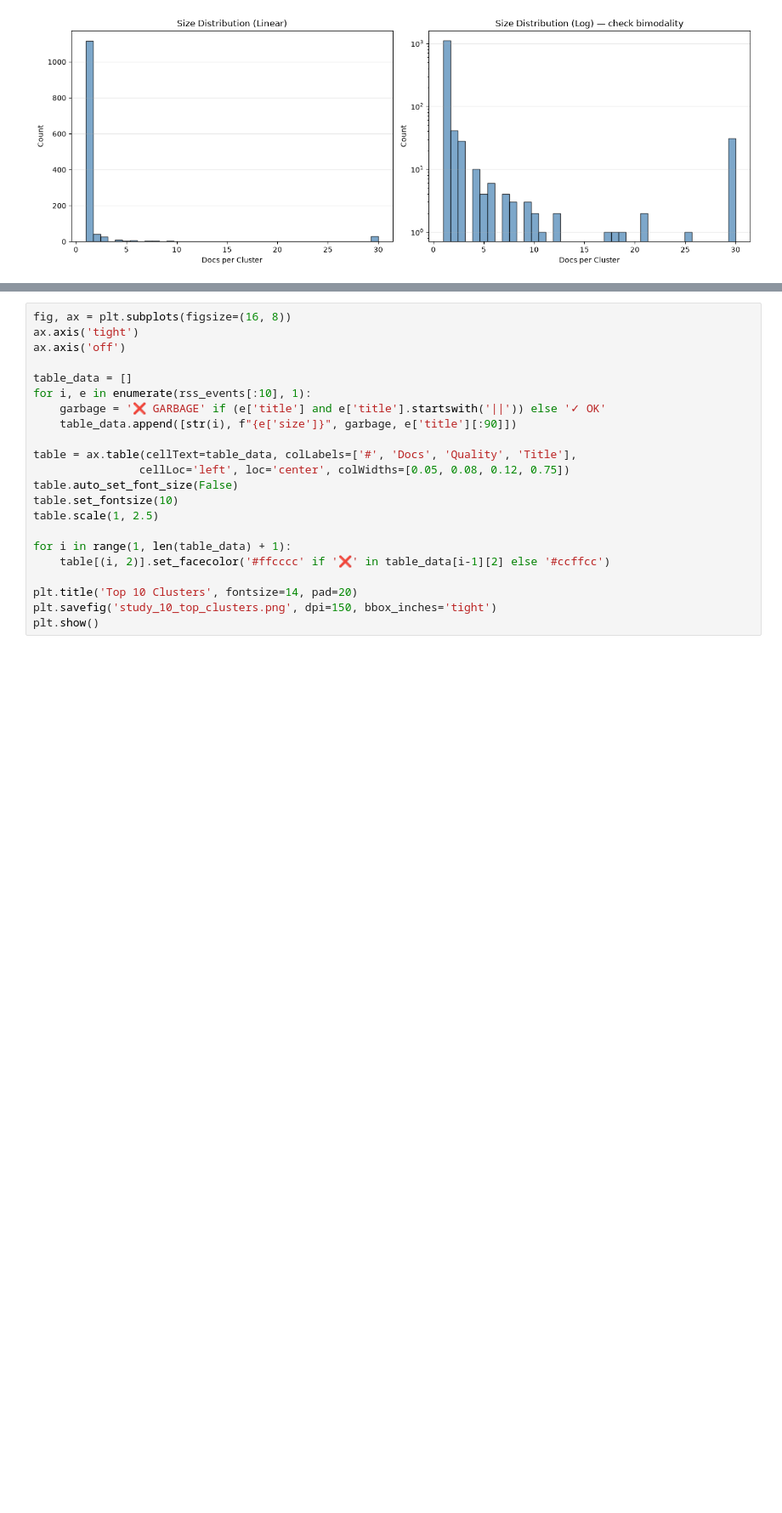
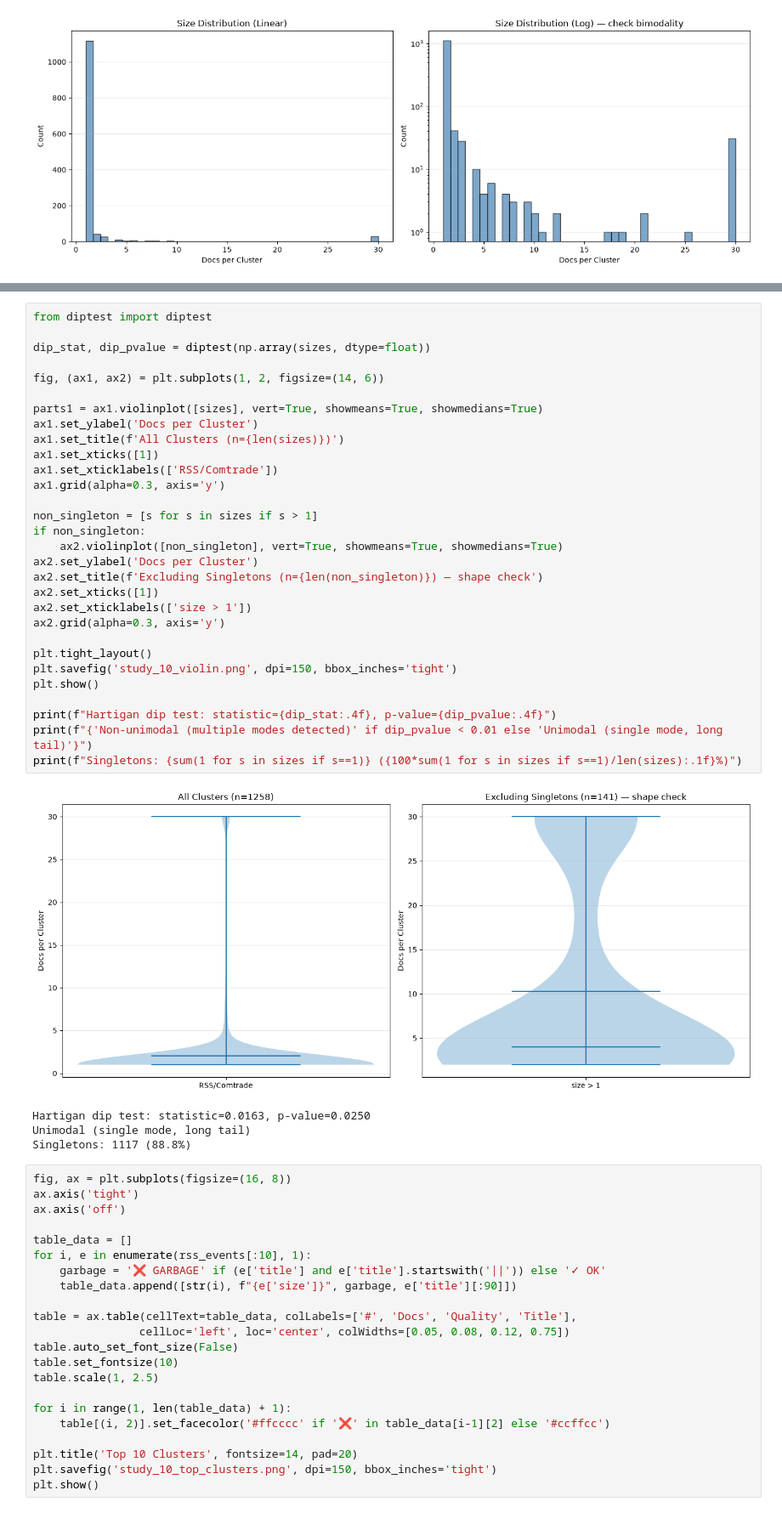
Before and after one commit to dom3095/pathosphere, a Jupyter notebook: notebooks/study_10_clustering_robustness.ipynb, the cells around one changed output, grey strips where cells are left out. Shown at 85% size. Drawn from its saved outputs; the diff is of its cells as text; blank space fills up the shorter version.

```diff
--- a/notebooks/study_10_clustering_robustness.ipynb
+++ b/notebooks/study_10_clustering_robustness.ipynb
@@ -106,3 +123,38 @@ plt.show()
+# %%
+from diptest import diptest
+
+dip_stat, dip_pvalue = diptest(np.array(sizes, dtype=float))
+
+fig, (ax1, ax2) = plt.subplots(1, 2, figsize=(14, 6))
+
+parts1 = ax1.violinplot([sizes], vert=True, showmeans=True, showmedians=True)
+ax1.set_ylabel('Docs per Cluster')
+ax1.set_title(f'All Clusters (n={len(sizes)})')
+ax1.set_xticks([1])
+ax1.set_xticklabels(['RSS/Comtrade'])
+ax1.grid(alpha=0.3, axis='y')
+
+non_singleton = [s for s in sizes if s > 1]
+if non_singleton:
+    ax2.violinplot([non_singleton], vert=True, showmeans=True, showmedians=True)
+ax2.set_ylabel('Docs per Cluster')
+ax2.set_title(f'Excluding Singletons (n={len(non_singleton)}) — shape check')
+ax2.set_xticks([1])
+ax2.set_xticklabels(['size > 1'])
+ax2.grid(alpha=0.3, axis='y')
+
+plt.tight_layout()
+plt.savefig('study_10_violin.png', dpi=150, bbox_inches='tight')
+plt.show()
+
+print(f"Hartigan dip test: statistic={dip_stat:.4f}, p-value={dip_pvalue:.4f}")
+print(f"{'Non-unimodal (multiple modes detected)' if dip_pvalue < 0.01 else 'Unimodal (single mode, long tail)'}")
+print(f"Singletons: {sum(1 for s in sizes if s==1)} ({100*sum(1 for s in sizes if s==1)/len(sizes):.1f}%)")
+# %% [output]
+[figure, added]
+Hartigan dip test: statistic=0.0163, p-value=0.0250
+Unimodal (single mode, long tail)
+Singletons: 1117 (88.8%)
 # %%
 fig, ax = plt.subplots(figsize=(16, 8))
 ax.axis('tight')
```
Also changed, not shown: parts of 7 cells of this notebook, 2 other files.
